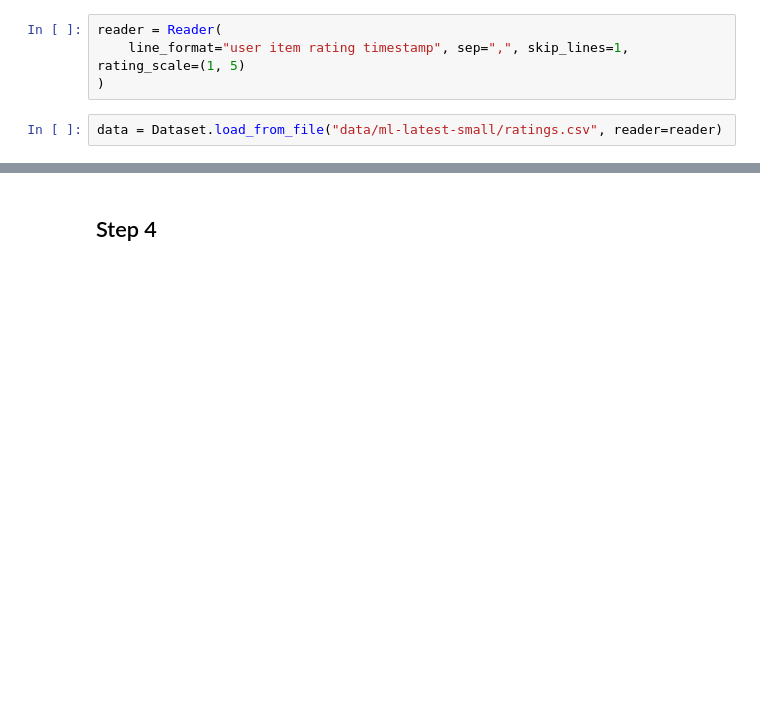
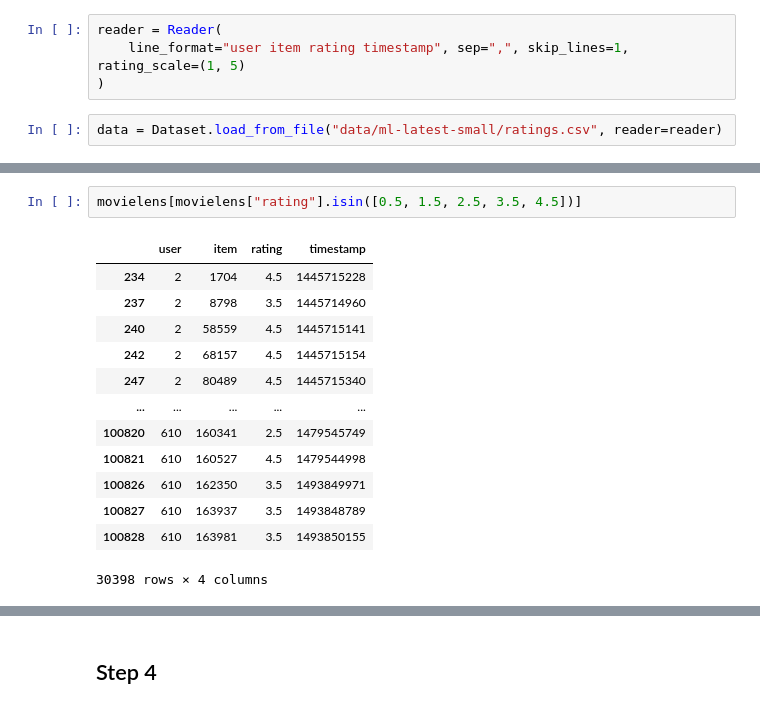
Before and after one commit to ilias-ant/recommender-systems, a Jupyter notebook: federated-learning-based-RS.ipynb, the cells around one changed output, grey strips where cells are left out. Drawn from its saved outputs; the diff is of its cells as text; blank space fills up the shorter version.

```diff
--- a/federated-learning-based-RS.ipynb
+++ b/federated-learning-based-RS.ipynb
@@ -76,0 +98,16 @@ data = Dataset.load_from_file("data/ml-latest-small/ratings.csv", reader=reader)
+# %%
+movielens[movielens["rating"].isin([0.5, 1.5, 2.5, 3.5, 4.5])]
+# %% [output]
+|  | user | item | rating | timestamp |
+| 234 | 2 | 1704 | 4.5 | 1445715228 |
+| 237 | 2 | 8798 | 3.5 | 1445714960 |
+| 240 | 2 | 58559 | 4.5 | 1445715141 |
+| 242 | 2 | 68157 | 4.5 | 1445715154 |
+| 247 | 2 | 80489 | 4.5 | 1445715340 |
+| ... | ... | ... | ... | ... |
+| 100820 | 610 | 160341 | 2.5 | 1479545749 |
+| 100821 | 610 | 160527 | 4.5 | 1479544998 |
+| 100826 | 610 | 162350 | 3.5 | 1493849971 |
+| 100827 | 610 | 163937 | 3.5 | 1493848789 |
+| 100828 | 610 | 163981 | 3.5 | 1493850155 |
+30398 rows × 4 columns
```
Also changed, not shown: parts of 31 cells of this notebook.
